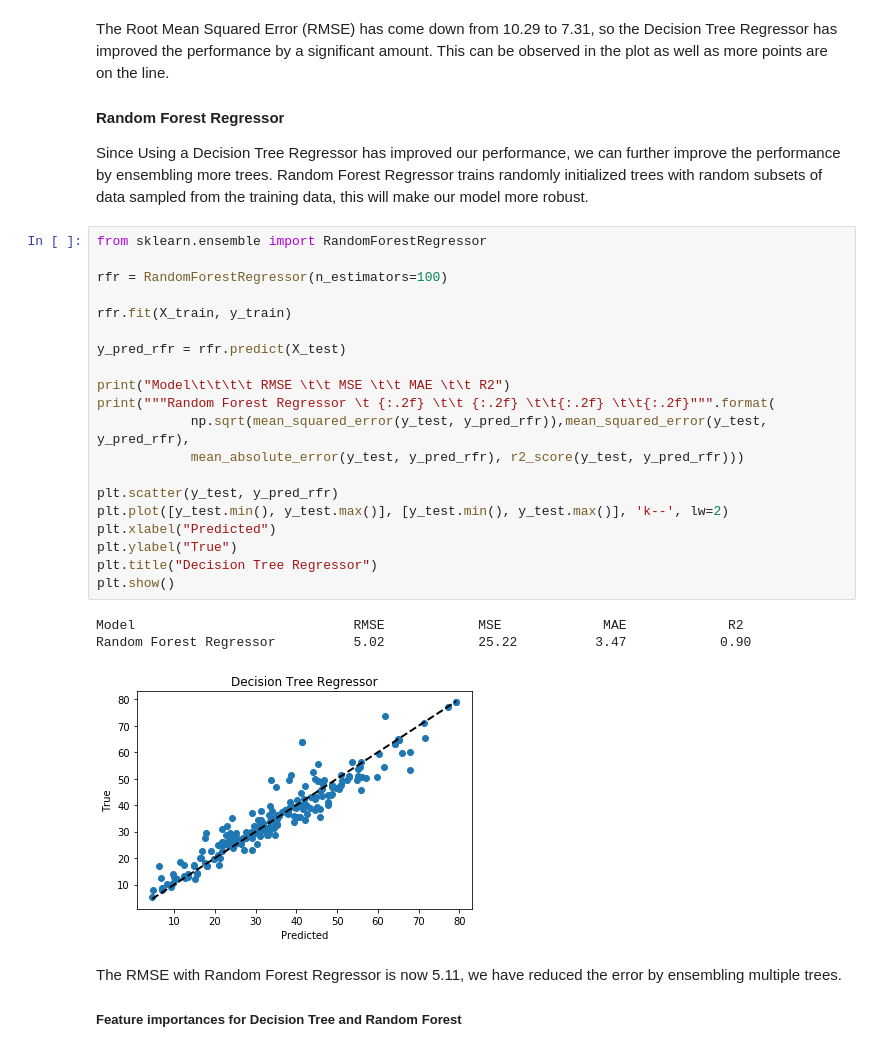
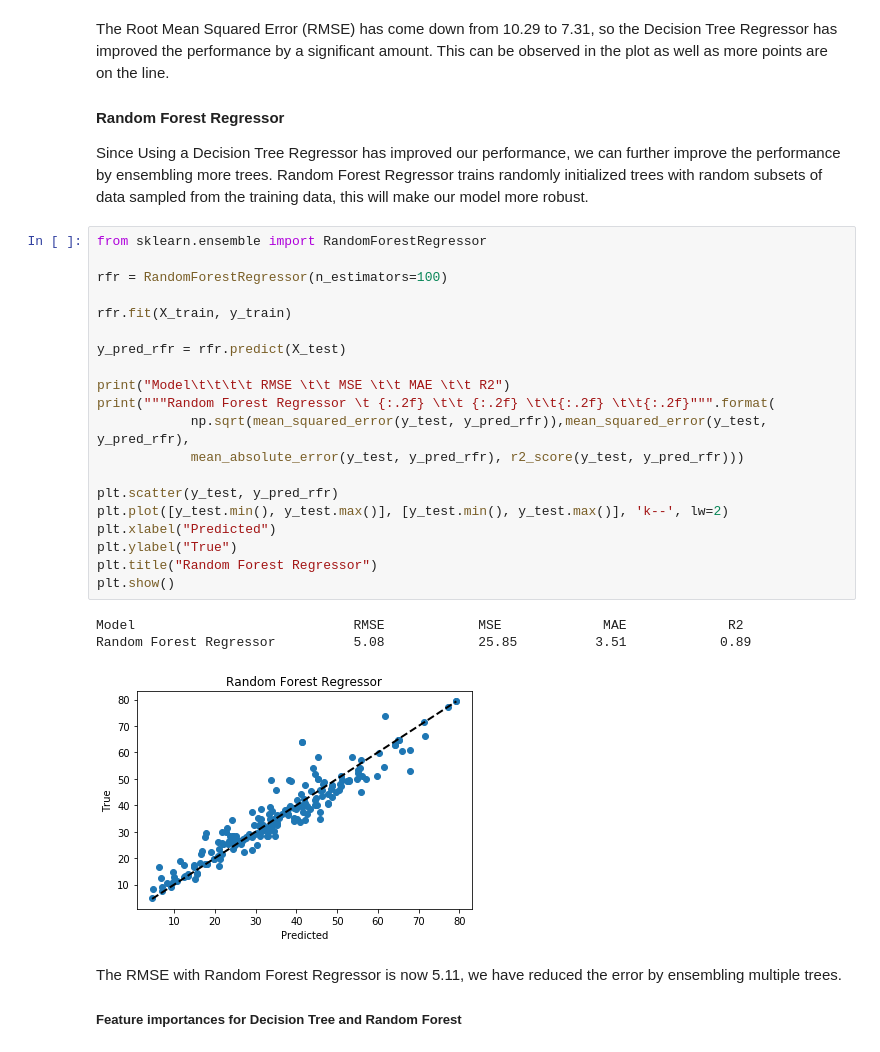
Before and after one commit to pranaymodukuru/Concrete-compressive-strength, a Jupyter notebook: ConcreteCompressiveStrengthPrediction.ipynb, the cells around one changed output. Cells and saved outputs as stored; diff of their text form.

```diff
--- a/ConcreteCompressiveStrengthPrediction.ipynb
+++ b/ConcreteCompressiveStrengthPrediction.ipynb
@@ -362,27 +362,27 @@ Since Using a Decision Tree Regressor has improved our performance, we can furth
 # %%
 from sklearn.ensemble import RandomForestRegressor
 
 rfr = RandomForestRegressor(n_estimators=100)
 
 rfr.fit(X_train, y_train)
 
 y_pred_rfr = rfr.predict(X_test)
 
 print("Model\t\t\t\t RMSE \t\t MSE \t\t MAE \t\t R2")
 print("""Random Forest Regressor \t {:.2f} \t\t {:.2f} \t\t{:.2f} \t\t{:.2f}""".format(
             np.sqrt(mean_squared_error(y_test, y_pred_rfr)),mean_squared_error(y_test, y_pred_rfr),
             mean_absolute_error(y_test, y_pred_rfr), r2_score(y_test, y_pred_rfr)))
 
 plt.scatter(y_test, y_pred_rfr)
 plt.plot([y_test.min(), y_test.max()], [y_test.min(), y_test.max()], 'k--', lw=2)
 plt.xlabel("Predicted")
 plt.ylabel("True")
-plt.title("Decision Tree Regressor")
+plt.title("Random Forest Regressor")
 plt.show()
 # %% [output]
 Model                            RMSE            MSE             MAE             R2
-Random Forest Regressor          5.02            25.22          3.47            0.90
+Random Forest Regressor          5.08            25.85          3.51            0.89
-[figure, old version]
+[figure, new version]
 # %% [markdown]
 The RMSE with Random Forest Regressor is now 5.11, we have reduced the error by ensembling multiple trees.
 
```
Also changed, not shown: parts of 3 cells of this notebook.
